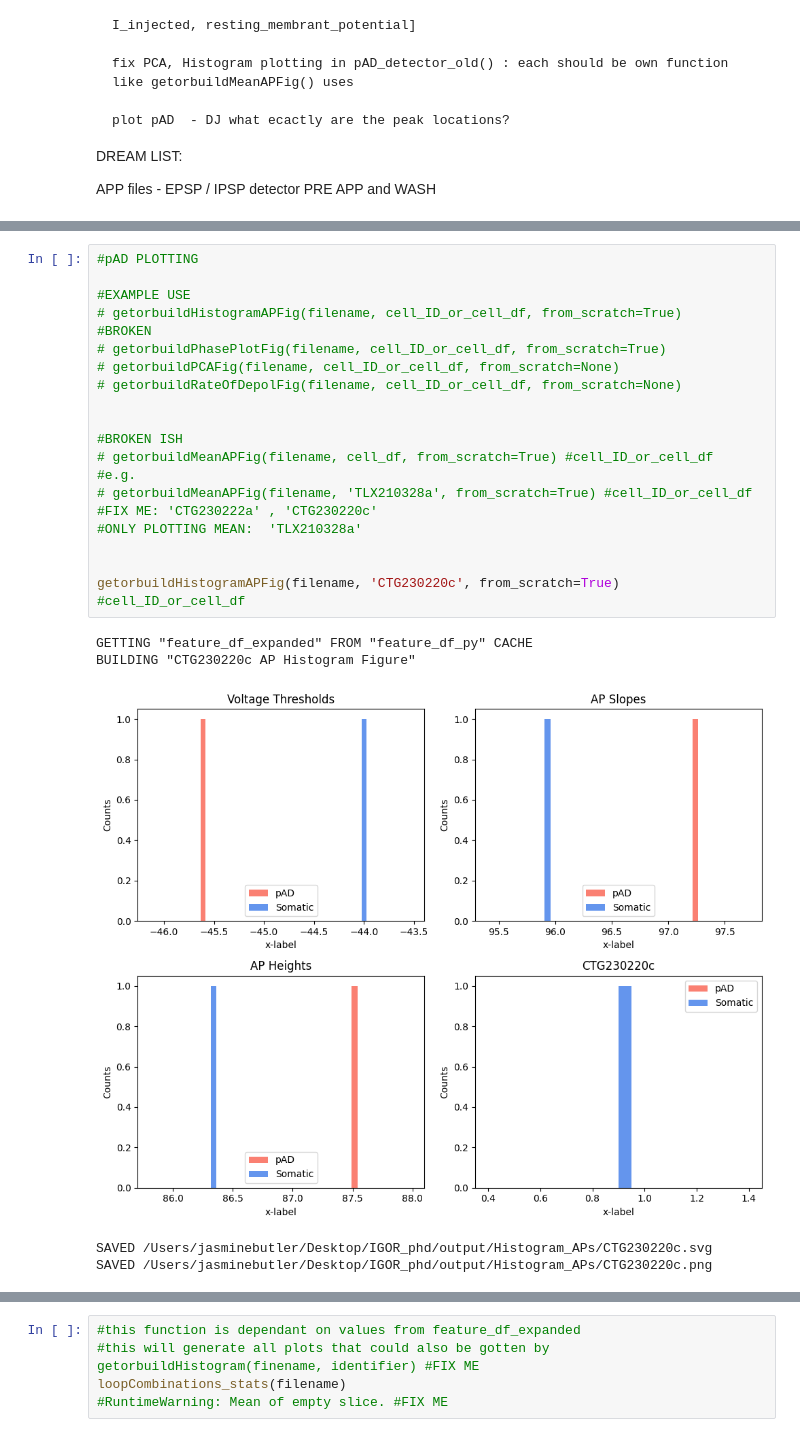
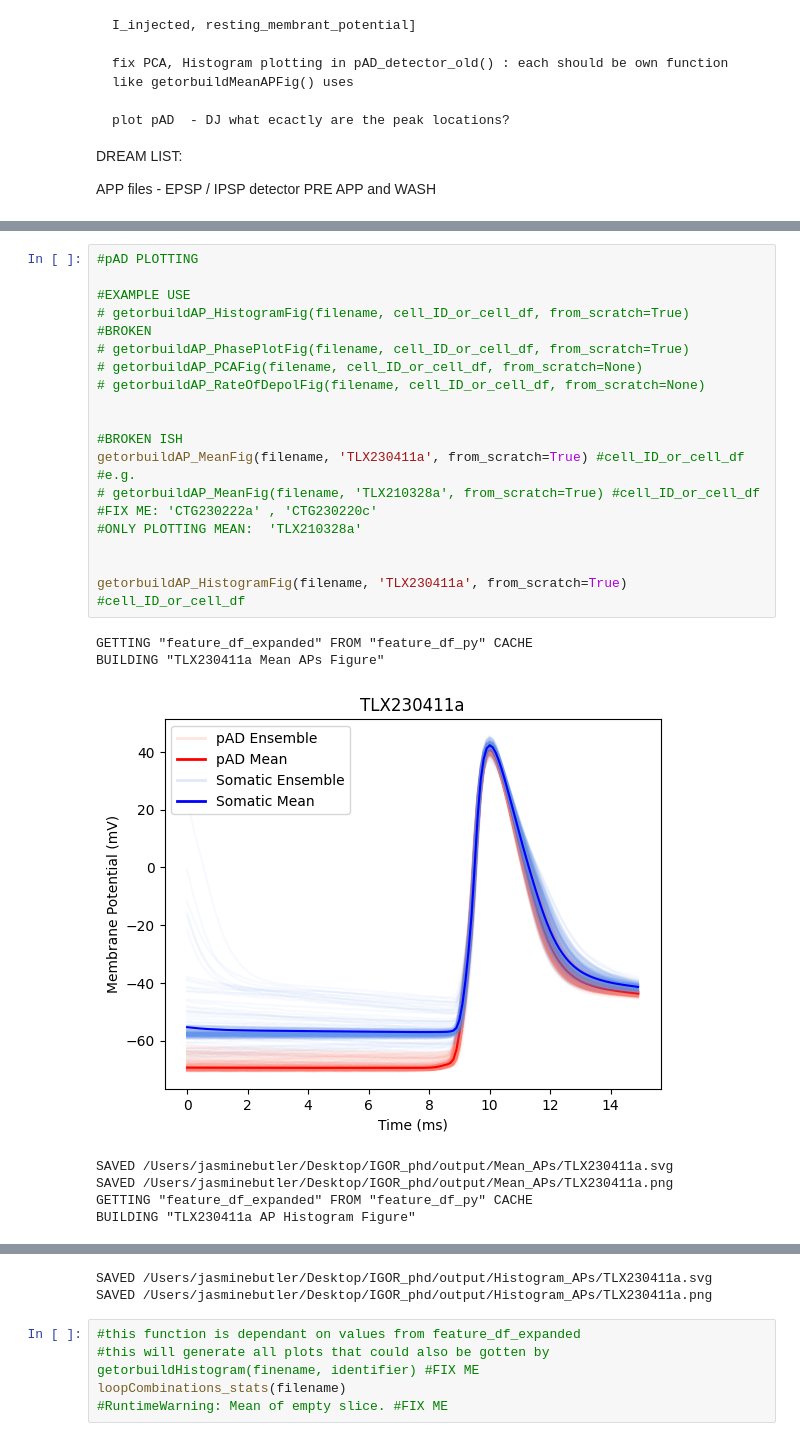
Before and after one commit to jjb-hub/IGOR_phd, a Jupyter notebook: PATCH_DADDY_thebook.ipynb, the cells around one changed output, grey strips where cells are left out. Drawn from its saved outputs; the diff is of its cells as text.

Commit message:
action potential plotters named: AP_PhasePlotFig ect and getorbuild funcs added for them

```diff
--- a/PATCH_DADDY_thebook.ipynb
+++ b/PATCH_DADDY_thebook.ipynb
@@ -83,26 +89,28 @@ getorBuildApplicationFig(filename, 'TLX230411a', from_scratch=True) #gets full e
 # %%
 #pAD PLOTTING
 
 #EXAMPLE USE
-# getorbuildHistogramAPFig(filename, cell_ID_or_cell_df, from_scratch=True)
+# getorbuildAP_HistogramFig(filename, cell_ID_or_cell_df, from_scratch=True)
 #BROKEN
-# getorbuildPhasePlotFig(filename, cell_ID_or_cell_df, from_scratch=True)
-# getorbuildPCAFig(filename, cell_ID_or_cell_df, from_scratch=None)
-# getorbuildRateOfDepolFig(filename, cell_ID_or_cell_df, from_scratch=None)
+# getorbuildAP_PhasePlotFig(filename, cell_ID_or_cell_df, from_scratch=True)
+# getorbuildAP_PCAFig(filename, cell_ID_or_cell_df, from_scratch=None)
+# getorbuildAP_RateOfDepolFig(filename, cell_ID_or_cell_df, from_scratch=None)
 
 
 #BROKEN ISH
-# getorbuildMeanAPFig(filename, cell_df, from_scratch=True) #cell_ID_or_cell_df
+getorbuildAP_MeanFig(filename, 'TLX230411a', from_scratch=True) #cell_ID_or_cell_df
 #e.g.
-# getorbuildMeanAPFig(filename, 'TLX210328a', from_scratch=True) #cell_ID_or_cell_df
+# getorbuildAP_MeanFig(filename, 'TLX210328a', from_scratch=True) #cell_ID_or_cell_df
 #FIX ME: 'CTG230222a' , 'CTG230220c'
 #ONLY PLOTTING MEAN:  'TLX210328a'
 
 
-getorbuildHistogramAPFig(filename, 'CTG230220c', from_scratch=True) #cell_ID_or_cell_df
+getorbuildAP_HistogramFig(filename, 'TLX230411a', from_scratch=True) #cell_ID_or_cell_df
 # %% [output]
 GETTING "feature_df_expanded" FROM "feature_df_py" CACHE
-BUILDING "CTG230220c AP Histogram Figure"
+BUILDING "TLX230411a Mean APs Figure"
-[figure, old version]
+[figure, new version]
-SAVED /Users/jasminebutler/Desktop/IGOR_phd/output/Histogram_APs/CTG230220c.svg
-SAVED /Users/jasminebutler/Desktop/IGOR_phd/output/Histogram_APs/CTG230220c.png
+SAVED /Users/jasminebutler/Desktop/IGOR_phd/output/Mean_APs/TLX230411a.svg
+SAVED /Users/jasminebutler/Desktop/IGOR_phd/output/Mean_APs/TLX230411a.png
+GETTING "feature_df_expanded" FROM "feature_df_py" CACHE
+BUILDING "TLX230411a AP Histogram Figure"
@@ -109,3 +118,5 @@ SAVED /Users/jasminebutler/Desktop/IGOR_phd/output/Histogram_APs/CTG230220c.png
+SAVED /Users/jasminebutler/Desktop/IGOR_phd/output/Histogram_APs/TLX230411a.svg
+SAVED /Users/jasminebutler/Desktop/IGOR_phd/output/Histogram_APs/TLX230411a.png
 # %%
 #this function is dependant on values from feature_df_expanded
 #this will generate all plots that could also be gotten by getorbuildHistogram(finename, identifier) #FIX ME
```
Also changed, not shown: parts of 4 cells of this notebook, 1 other file.
